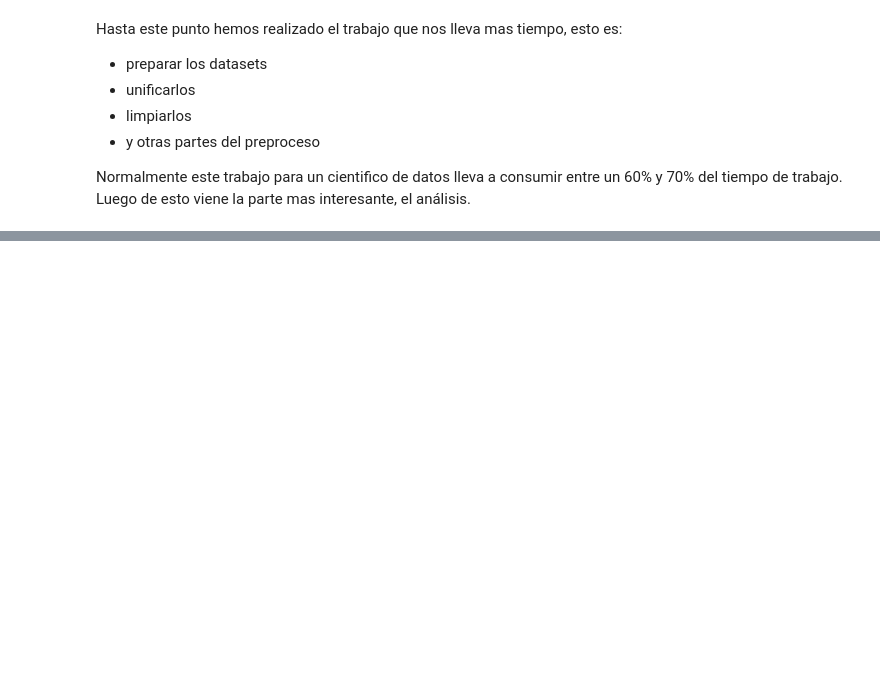
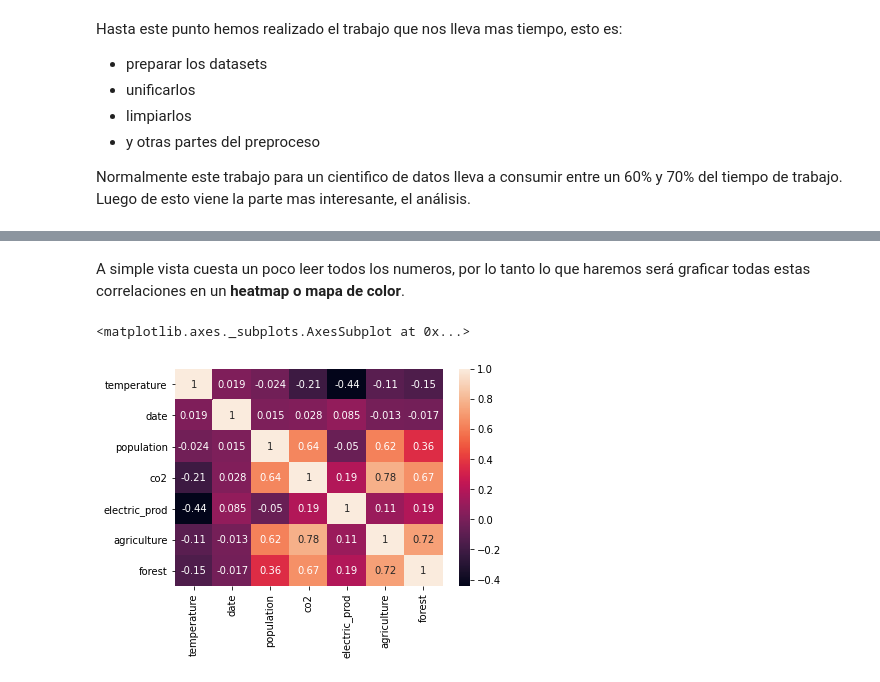
Before and after one commit to francomanca93/analisis-de-datos, a Jupyter notebook: Proyecto_Cambio_climático.ipynb, the cells around one changed output, grey strips where cells are left out. Saved outputs shown, nothing was run; the diff lists cells and outputs as text; code cells hidden in the pictures; blank space fills up the shorter version.

```diff
--- a/Proyecto_Cambio_climático.ipynb
+++ b/Proyecto_Cambio_climático.ipynb
@@ -625,0 +725,2 @@ Normalmente este trabajo para un cientifico de datos lleva a consumir entre un 6
+# %% [markdown]
+A simple vista cuesta un poco leer todos los numeros, por lo tanto lo que haremos será graficar todas estas correlaciones en un **heatmap o mapa de color**.
@@ -625,0 +729,5 @@ Normalmente este trabajo para un cientifico de datos lleva a consumir entre un 6
+# %%
+sns.heatmap(df_climate.corr(), annot=True)
+# %% [output]
+<matplotlib.axes._subplots.AxesSubplot at 0x...>
+[figure, added]
```
Also changed, not shown: parts of 40 cells of this notebook.
